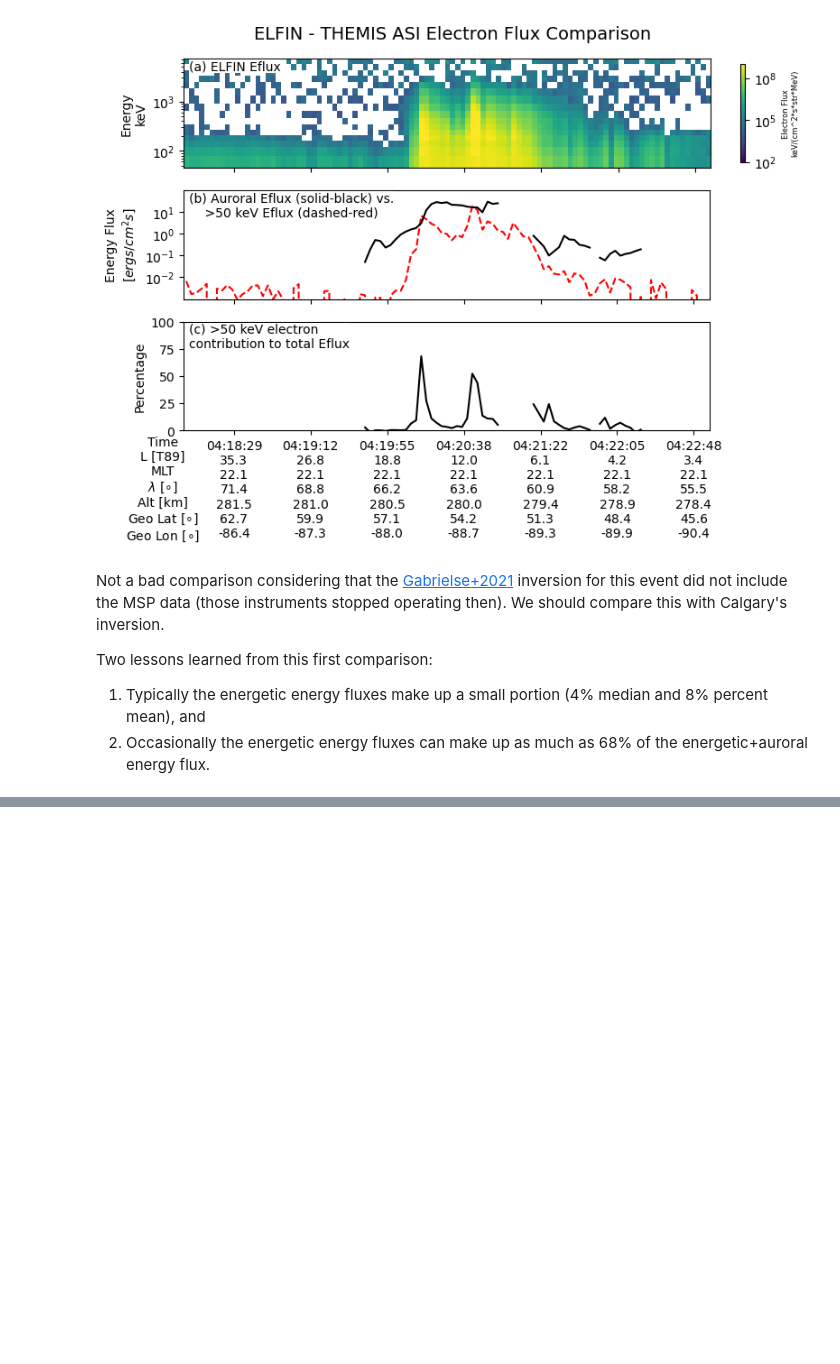
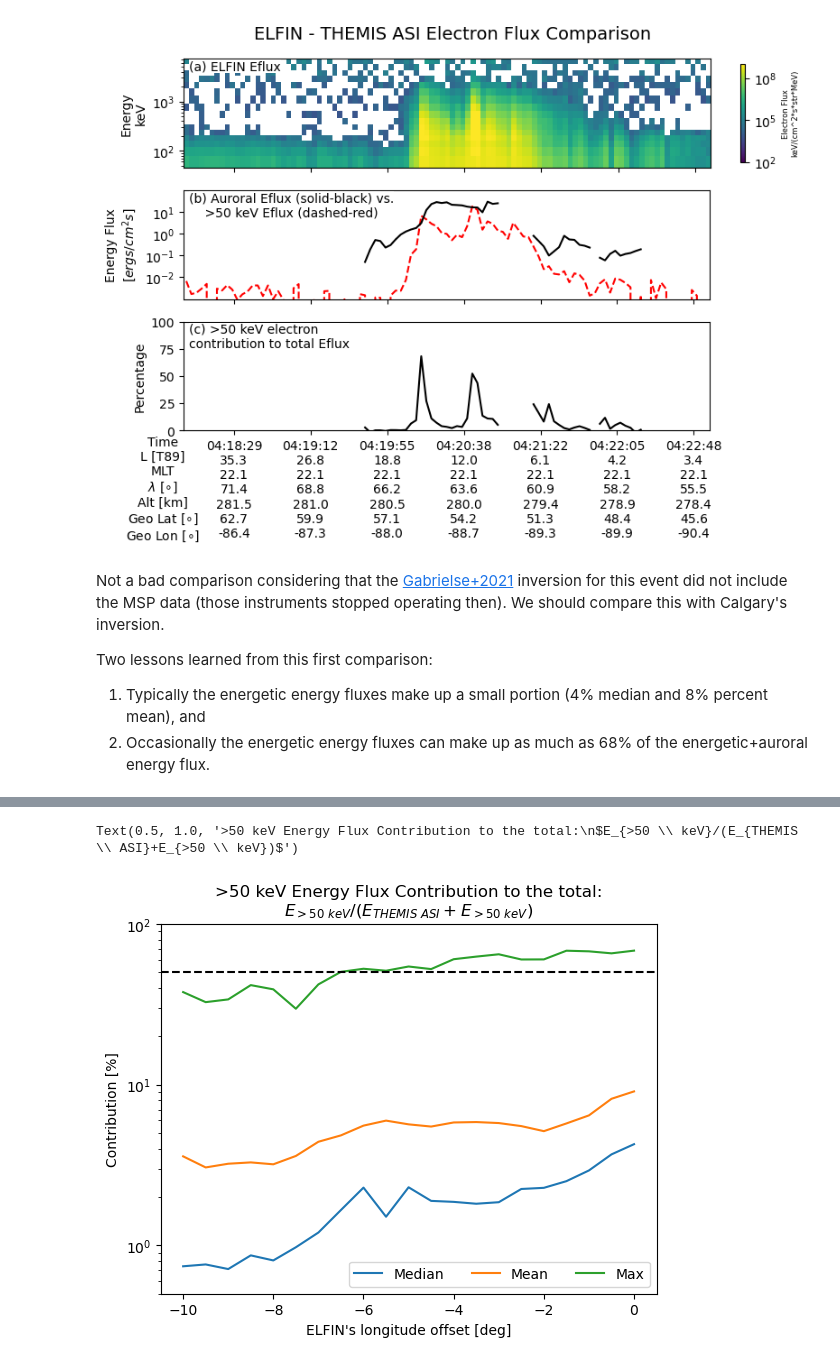
Before and after one commit to mshumko/elfinasi, a Jupyter notebook: src/20240904_substorm_study/misc/elfin_energy_flux.ipynb, the cells around one changed output, grey strips where cells are left out. Cells and saved outputs as stored; diff of their text form; code cells hidden in the pictures; blank space fills up the shorter version.

Commit message:
Processed Christine's data.

```diff
--- a/src/20240904_substorm_study/misc/elfin_energy_flux.ipynb
+++ b/src/20240904_substorm_study/misc/elfin_energy_flux.ipynb
@@ -222,0 +240,27 @@ Two lessons learned from this first comparison:
+# %%
+for i, row in sensitive_df.iterrows():
+    themis_asi_eflux = pd.read_csv(
+        inversion_dir / row['file_name'],
+        index_col=0,
+        skiprows=1,  # This is necessary because someone forgot to add ","s to the header!
+        names=header,
+        parse_dates=True,
+        na_values=('NaN', "-1")
+    )
+    themis_asi_eflux = themis_asi_eflux.loc[themis_asi_eflux['Elevation [deg]'] > 10]  # Christine's suggested threshold
+
+    elfin_eflux = pd.DataFrame(relativistic_eflux, index=pad_obj_eflux.pad.time, columns=['energetic'])
+    auroral_eflux = pd.DataFrame(themis_asi_eflux['ELFINeflux [erg/cm^2/s]']).rename(columns={'ELFINeflux [erg/cm^2/s]':'auroral'})
+
+    merged_eflux = pd.merge_asof(
+        elfin_eflux,
+        auroral_eflux,
+        left_index=True,
+        right_index=True,
+        direction='nearest',
+        tolerance=pd.Timedelta('1s')
+        )
+    merged_eflux['energetic_contribution'] = 100*merged_eflux['energetic']/(merged_eflux['auroral'] + merged_eflux['energetic'])
+    sensitive_df.loc[i, 'median_energetic_contribution'] = np.nanmedian(merged_eflux['energetic_contribution'])
+    sensitive_df.loc[i, 'mean_energetic_contribution'] = np.nanmean(merged_eflux['energetic_contribution'])
+    sensitive_df.loc[i, 'max_energetic_contribution'] = np.nanmax(merged_eflux['energetic_contribution'])
@@ -222,0 +287,15 @@ Two lessons learned from this first comparison:
+# %%
+fig, bx = plt.subplots()
+bx.plot(-sensitive_df.index, sensitive_df.loc[:, 'median_energetic_contribution'], label='Median')
+bx.plot(-sensitive_df.index, sensitive_df.loc[:, 'mean_energetic_contribution'], label='Mean')
+bx.plot(-sensitive_df.index, sensitive_df.loc[:, 'max_energetic_contribution'], label='Max')
+bx.axhline(50, ls='--', c='k')
+plt.legend(ncols=3, loc=4)
+plt.yscale('log')
+plt.ylim(5e-1, 1e2)
+plt.ylabel('Contribution [%]')
+plt.xlabel("ELFIN's longitude offset [deg]")
+plt.title(f'>50 keV Energy Flux Contribution to the total:\n$E_{{>50 \ keV}}/(E_{{THEMIS \ ASI}}+E_{{>50 \ keV}})$')
+# %% [output]
+Text(0.5, 1.0, '>50 keV Energy Flux Contribution to the total:\n$E_{>50 \\ keV}/(E_{THEMIS \\ ASI}+E_{>50 \\ keV})$')
+[figure, added]
```
Also changed, not shown: parts of 4 cells of this notebook.
